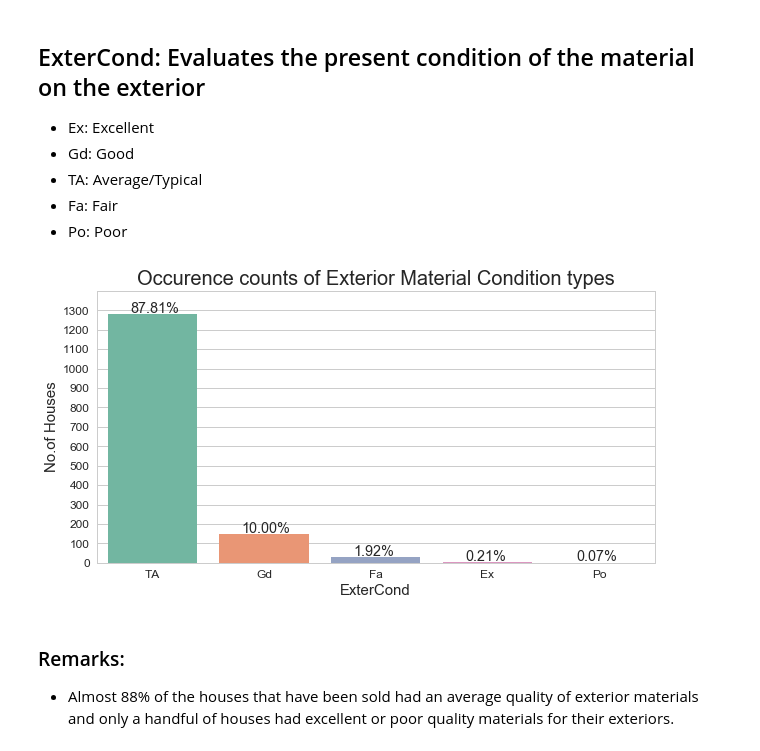
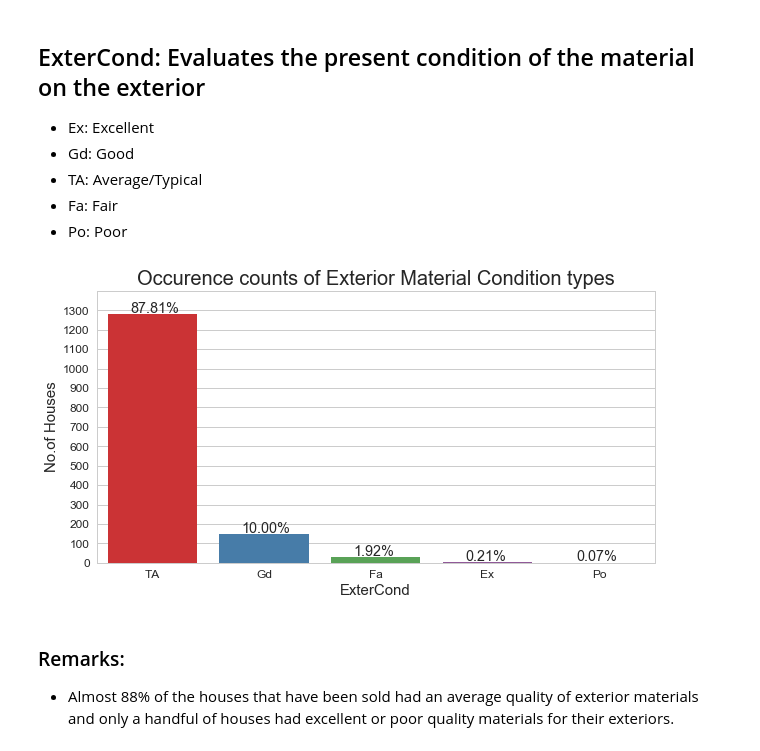
Before and after one commit to Nilabhra/jacobs_da_2017, a Jupyter notebook: assignment_3/assignment_3.ipynb, the cells around one changed output. Drawn from its saved outputs; the diff is of its cells as text; code cells hidden in the pictures.

```diff
--- a/assignment_3/assignment_3.ipynb
+++ b/assignment_3/assignment_3.ipynb
@@ -354,22 +354,22 @@ with sns.axes_style("whitegrid"):
 # %%
 sns.set(font_scale=1.2)
 with sns.axes_style("whitegrid"):
     fig = plt.figure()
     ps = ((train['ExterCond'].value_counts() / train['ExterCond'].shape[0]) * 100)
     vals = np.sort(ps.values)[::-1]
     order = ps.index.values[np.argsort(ps.values)[::-1]].tolist()
-    ax = sns.countplot(x="ExterCond", order=order, data=train, palette='Set2')
+    ax = sns.countplot(x="ExterCond", order=order, data=train, palette='Set1')
     ax.set_title('Occurence counts of Exterior Material Condition types', size=20)
     ax.set_yticks(np.arange(0, 1400, 100))
     ax.set_ylim(0, 1400)
     ax.set_xlabel(xlabel="ExterCond", size=15)
     for i, p in enumerate(ax.patches):
         ax.annotate('{0:.2f}%'.format(ps[i]), (p.get_x() + 0.2, p.get_height() + 7))
     ax.set_ylabel('No.of Houses', size=15)
     fig.add_subplot(ax)
     fig.set_size_inches(10, 5)
 # %% [output]
-[figure, old version]
+[figure, new version]
 # %% [markdown]
 ### Remarks:
 - Almost 88% of the houses that have been sold had an average quality of exterior materials and only a handful of houses had excellent or poor quality materials for their exteriors.
```
Also changed, not shown: parts of 3 cells of this notebook.
